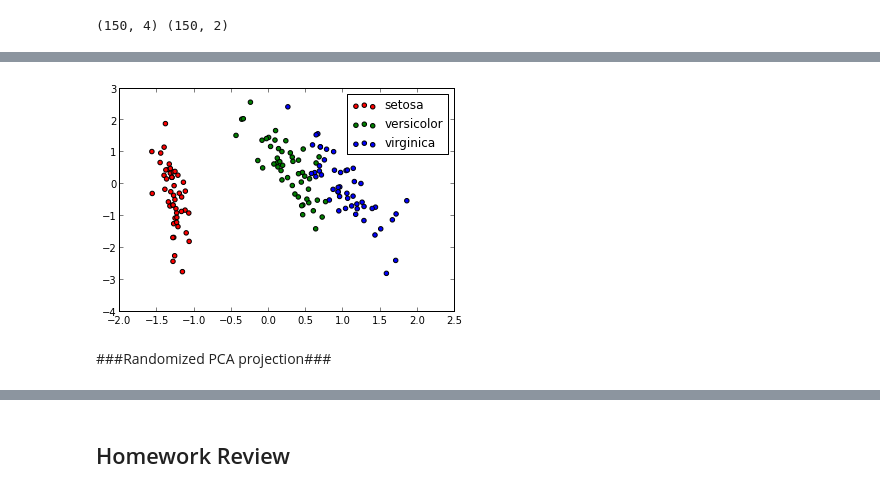
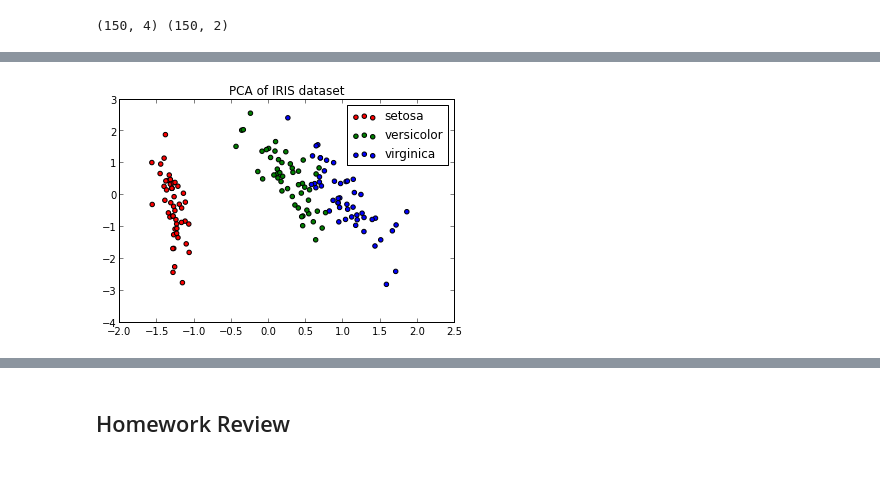
Before and after one commit to vineelpratap/UCSD_BigData, a Jupyter notebook: notebooks/sklearn_Yoav/06_iris_dimensionality.ipynb, the cells around one changed output, grey strips where cells are left out. Drawn from its saved outputs; the diff is of its cells as text; code cells hidden in the pictures.

```diff
--- a/notebooks/sklearn_Yoav/06_iris_dimensionality.ipynb
+++ b/notebooks/sklearn_Yoav/06_iris_dimensionality.ipynb
@@ -174,7 +174,7 @@ Now we can visualize the results using the following utility function:
 import pylab as pl
 from itertools import cycle
 
-def plot_PCA_2D(data, target, target_names):
+def plot_PCA_2D(data, target, target_names, title = ""):
     colors = cycle('rgbcmykw')
     target_ids = range(len(target_names))
     pl.figure()
@@ -182,6 +182,7 @@ def plot_PCA_2D(data, target, target_names):
         pl.scatter(data[target == i, 0], data[target == i, 1],
                    c=c, label=label)
     pl.legend()
+    pl.title(title)
 # %% [markdown]
 Now calling this function for our data, we see the plot:
 # %%
@@ -281,6 +316,4 @@ array([[  1.00000000e+00,  -1.19534012e-16],
 # %%
-plot_PCA_2D(X_pca, iris.target, iris.target_names)
+plot_PCA_2D(X_pca, iris.target, iris.target_names,"PCA of IRIS dataset" )
 # %% [output]
-[figure, old version]
+[figure, new version]
-# %% [markdown]
-###Randomized PCA projection###
```
Also changed, not shown: parts of 29 cells of this notebook, 5 other files.
